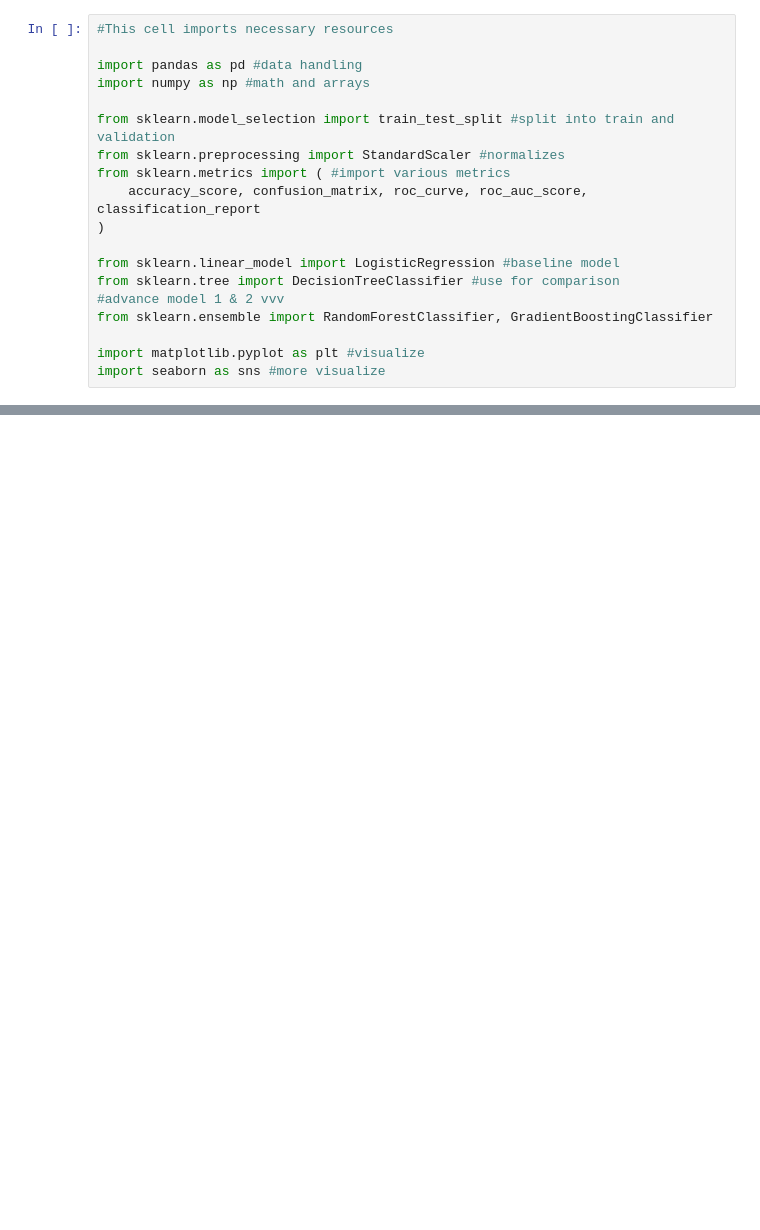
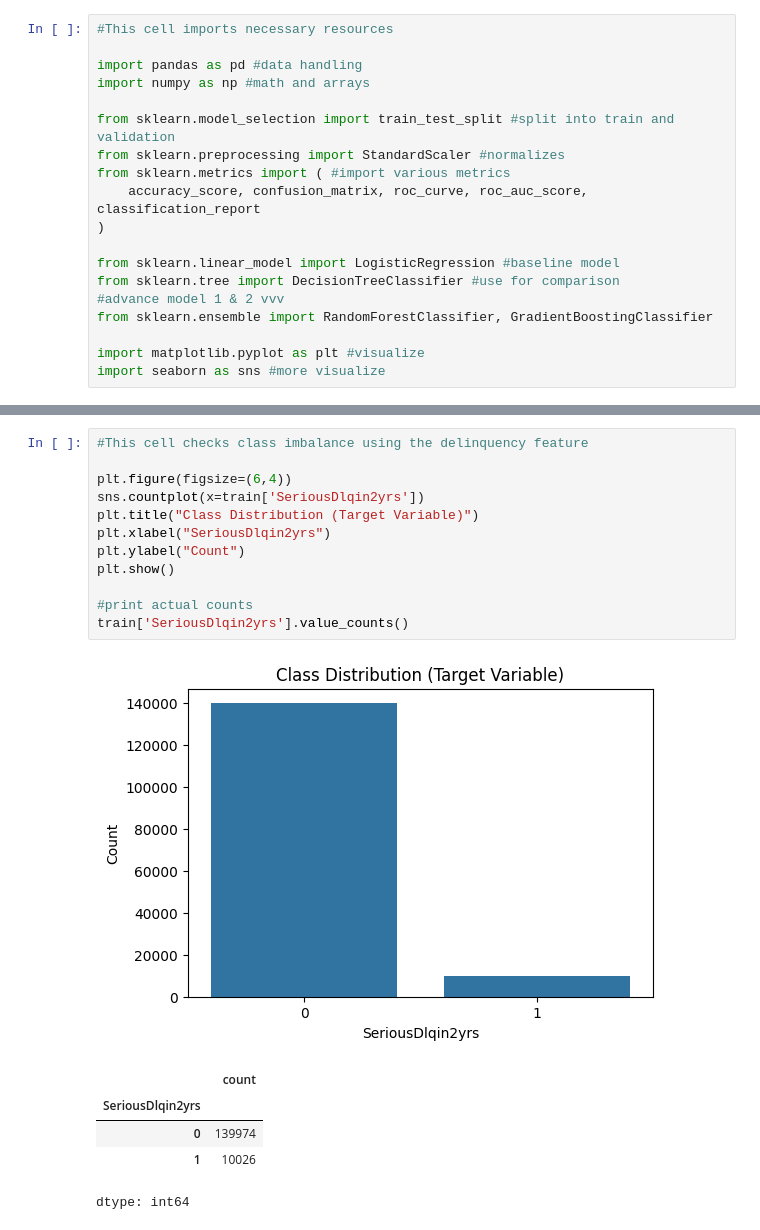
Before and after one commit to ChetHefton/4205_Group_Project, a Jupyter notebook: loan_default_prediction.ipynb, the cells around one changed output, grey strips where cells are left out. Saved outputs shown, nothing was run; the diff lists cells and outputs as text; blank space fills up the shorter version.

```diff
--- a/loan_default_prediction.ipynb
+++ b/loan_default_prediction.ipynb
@@ -83 +97,20 @@ dtype: int64
+# %%
+#This cell checks class imbalance using the delinquency feature
+
+plt.figure(figsize=(6,4))
+sns.countplot(x=train['SeriousDlqin2yrs'])
+plt.title("Class Distribution (Target Variable)")
+plt.xlabel("SeriousDlqin2yrs")
+plt.ylabel("Count")
+plt.show()
+
+#print actual counts
+train['SeriousDlqin2yrs'].value_counts()
+# %% [output]
+[figure, added]
+|  | count |
+| SeriousDlqin2yrs |  |
+| 0 | 139974 |
+| 1 | 10026 |
+dtype: int64
 # %%
```
Also changed, not shown: parts of 8 cells of this notebook.
